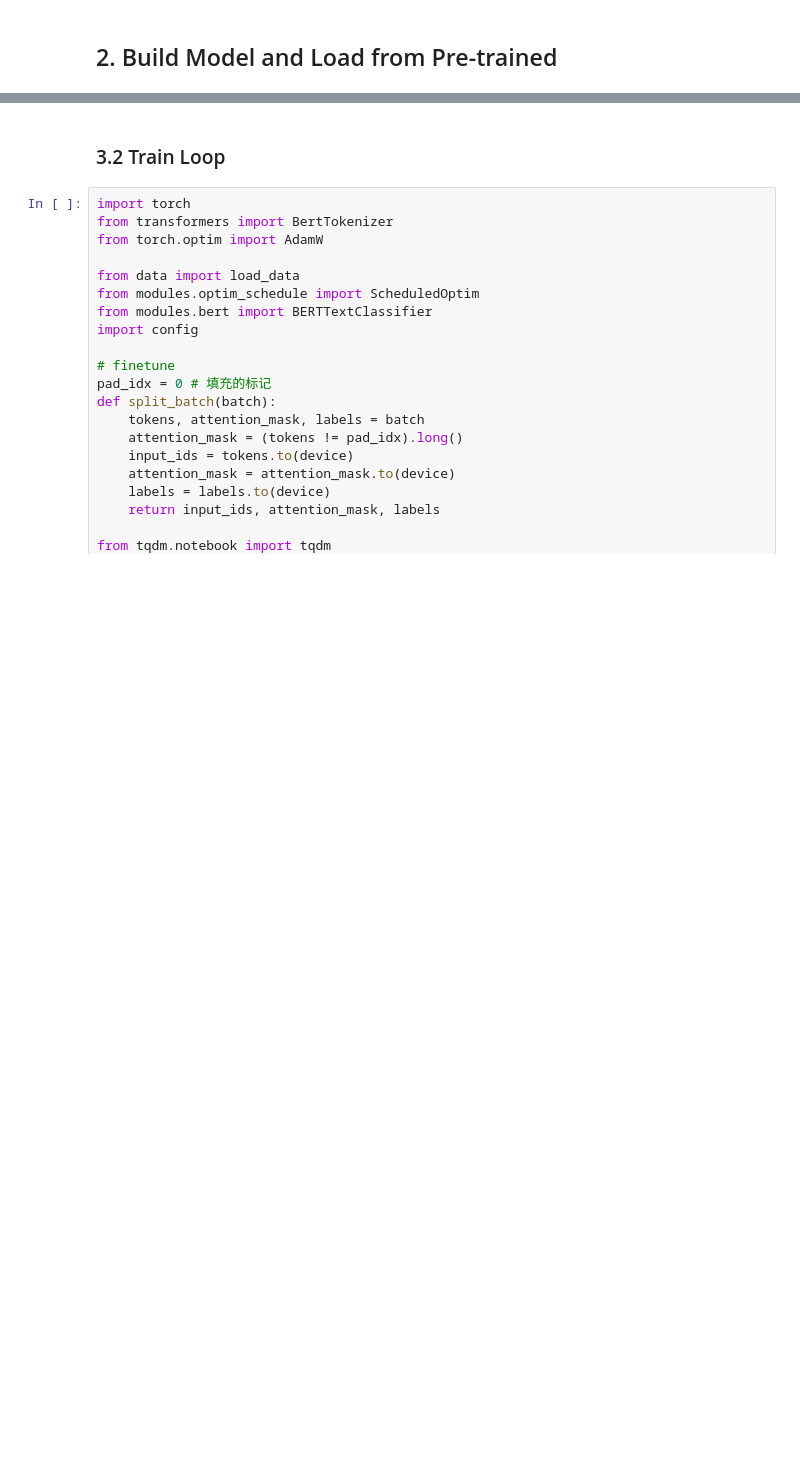
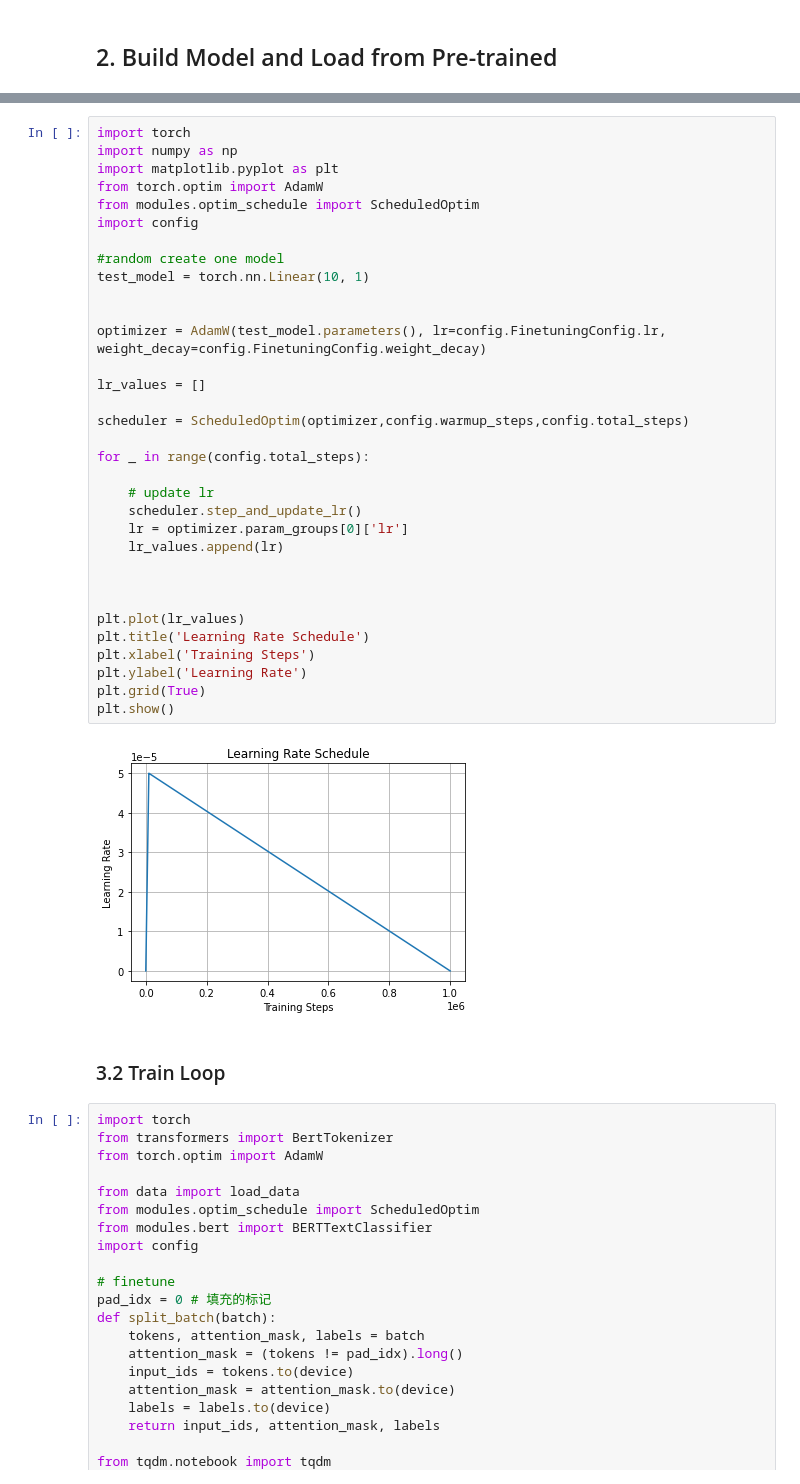
Before and after one commit to Kamichanw/SeekDeeper, a Jupyter notebook: bert/finetune.ipynb, the cells around one changed output, grey strips where cells are left out. Drawn from its saved outputs; the diff is of its cells as text; blank space fills up the shorter version.

```diff
--- a/bert/finetune.ipynb
+++ b/bert/finetune.ipynb
@@ -61,3 +73,38 @@ ScheduledOptim class is a wrapper for an optimizer that implements a learning ra
+# %%
+import torch
+import numpy as np
+import matplotlib.pyplot as plt
+from torch.optim import AdamW
+from modules.optim_schedule import ScheduledOptim
+import config
+
+#random create one model
+test_model = torch.nn.Linear(10, 1)
+
+
+optimizer = AdamW(test_model.parameters(), lr=config.FinetuningConfig.lr, weight_decay=config.FinetuningConfig.weight_decay)
+
+lr_values = []
+
+scheduler = ScheduledOptim(optimizer,config.warmup_steps,config.total_steps)
+
+for _ in range(config.total_steps):
+
+    # update lr
+    scheduler.step_and_update_lr()
+    lr = optimizer.param_groups[0]['lr']
+    lr_values.append(lr)
+
+
+
+plt.plot(lr_values)
+plt.title('Learning Rate Schedule')
+plt.xlabel('Training Steps')
+plt.ylabel('Learning Rate')
+plt.grid(True)
+plt.show()
+# %% [output]
+[figure, added]
 # %% [markdown]
 ### 3.2 Train Loop
 # %%
```
Also changed, not shown: parts of 5 cells of this notebook, 10 other files.
